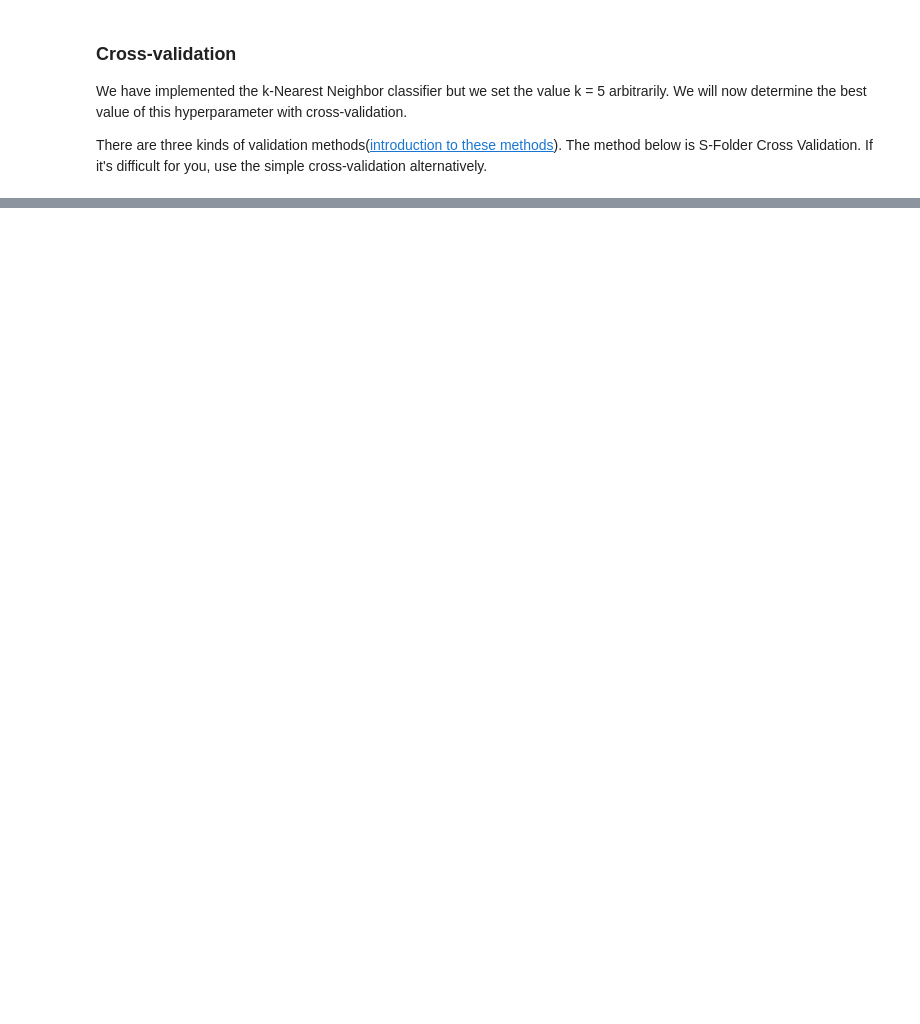
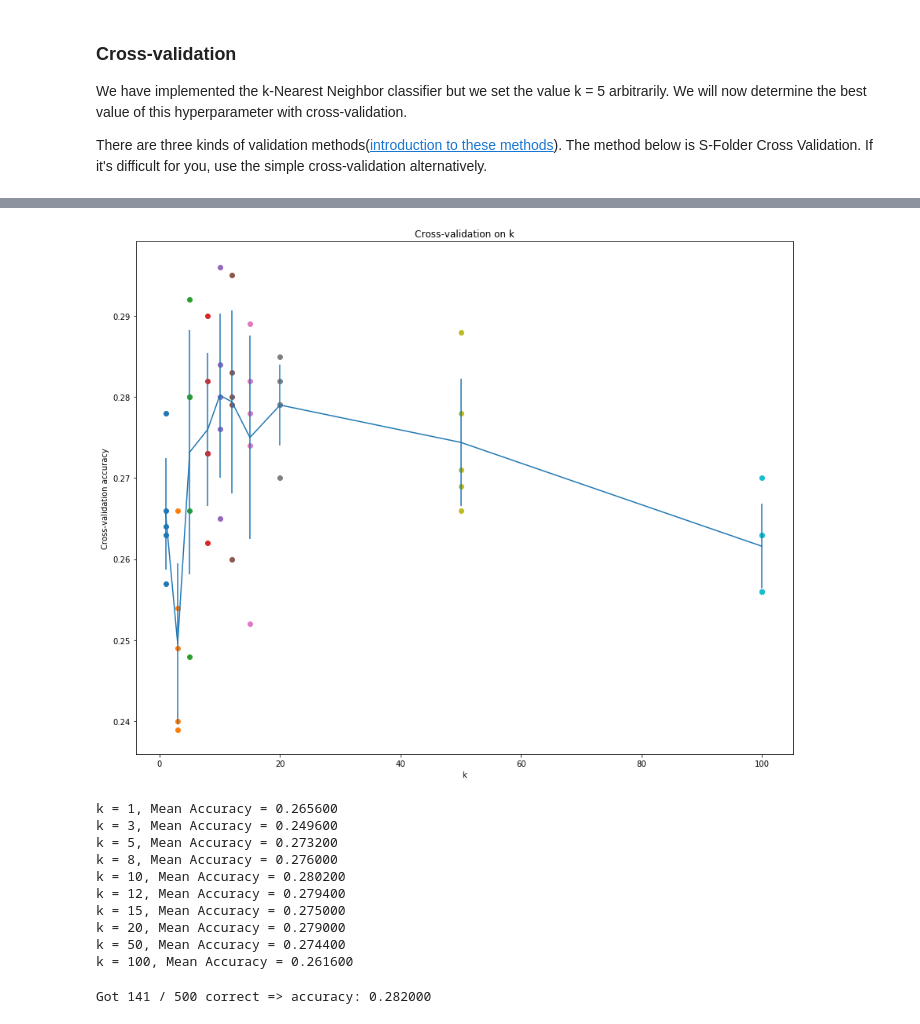
Before and after one commit to ItoSchum/cama_summer_class_2017, a Jupyter notebook: Week_2/assignment/knn.ipynb, the cells around one changed output, grey strips where cells are left out. Saved outputs shown, nothing was run; the diff lists cells and outputs as text; code cells hidden in the pictures; blank space fills up the shorter version.

```diff
--- a/Week_2/assignment/knn.ipynb
+++ b/Week_2/assignment/knn.ipynb
@@ -213,7 +214,9 @@ y_train_folds = []
 # y_train_folds[i] is the label vector for the points in X_train_folds[i].     #
 # Hint: Look up the numpy array_split function.                                #
 ################################################################################
-pass
+y_train_ = y_train.reshape(-1, 1)
+X_train_folds = np.array_split(X_train, 5)
+y_train_folds = np.array_split(y_train_, 5)
 ################################################################################
 #                                 END OF YOUR CODE                             #
 ################################################################################
@@ -233,7 +236,19 @@ k_to_accuracies = {}
 # last fold as a validation set. Store the accuracies for all fold and all     #
 # values of k in the k_to_accuracies dictionary.                               #
 ################################################################################
-pass
+for k_enum in k_choices:
+    k_to_accuracies.setdefault(k_enum, [])
+for i in range(num_folds):
+    classifier = KNearestNeighbor()
+    X_value_train = np.vstack(X_train_folds[0:i] + X_train_folds[i+1:])
+    y_value_train = np.vstack(y_train_folds[0:i] + y_train_folds[i+1:])
+    y_value_train = y_value_train[:,0]
+    classifier.train(X_value_train, y_value_train)
+    for k_enum in k_choices:
+        y_value_predict = classifier.predict(X_train_folds[i], k=k_enum)
+        num_correct = np.sum(y_value_predict == y_train_folds[i][:,0])
+        accuracy = float(num_correct) / len(y_value_predict)
+        k_to_accuracies[k_enum] = k_to_accuracies[k_enum] + [accuracy]
 ################################################################################
 #                                 END OF YOUR CODE                             #
 ################################################################################
@@ -245,22 +278,38 @@ for k in sorted(k_to_accuracies):
 # %%
 # plot the raw observations
 for k in k_choices:
   accuracies = k_to_accuracies[k]
   plt.scatter([k] * len(accuracies), accuracies)
 
 # plot the trend line with error bars that correspond to standard deviation
 accuracies_mean = np.array([np.mean(v) for k,v in sorted(k_to_accuracies.items())])
 accuracies_std = np.array([np.std(v) for k,v in sorted(k_to_accuracies.items())])
 plt.errorbar(k_choices, accuracies_mean, yerr=accuracies_std)
 plt.title('Cross-validation on k')
 plt.xlabel('k')
 plt.ylabel('Cross-validation accuracy')
 plt.show()
+
+for k in sorted(k_to_accuracies):
+    print 'k = %d, Mean Accuracy = %f' %(k, np.mean(k_to_accuracies[k]))
+# %% [output]
+[figure, added]
+k = 1, Mean Accuracy = 0.265600
+k = 3, Mean Accuracy = 0.249600
+k = 5, Mean Accuracy = 0.273200
+k = 8, Mean Accuracy = 0.276000
+k = 10, Mean Accuracy = 0.280200
+k = 12, Mean Accuracy = 0.279400
+k = 15, Mean Accuracy = 0.275000
+k = 20, Mean Accuracy = 0.279000
+k = 50, Mean Accuracy = 0.274400
+k = 100, Mean Accuracy = 0.261600
 # %%
 # Based on the cross-validation results above, choose the best value for k,
 # retrain the classifier using all the training data, and test it on the test
 # data. You should be able to get above 28% accuracy on the test data.
-best_k = 1
+
+best_k = 10
 
 classifier = KNearestNeighbor()
 classifier.train(X_train, y_train)
@@ -270,3 +319,5 @@ y_test_pred = classifier.predict(X_test, k=best_k)
 num_correct = np.sum(y_test_pred == y_test)
 accuracy = float(num_correct) / num_test
 print 'Got %d / %d correct => accuracy: %f' % (num_correct, num_test, accuracy)
+# %% [output]
+Got 141 / 500 correct => accuracy: 0.282000
```
Also changed, not shown: parts of 3 cells of this notebook, 2 other files.
